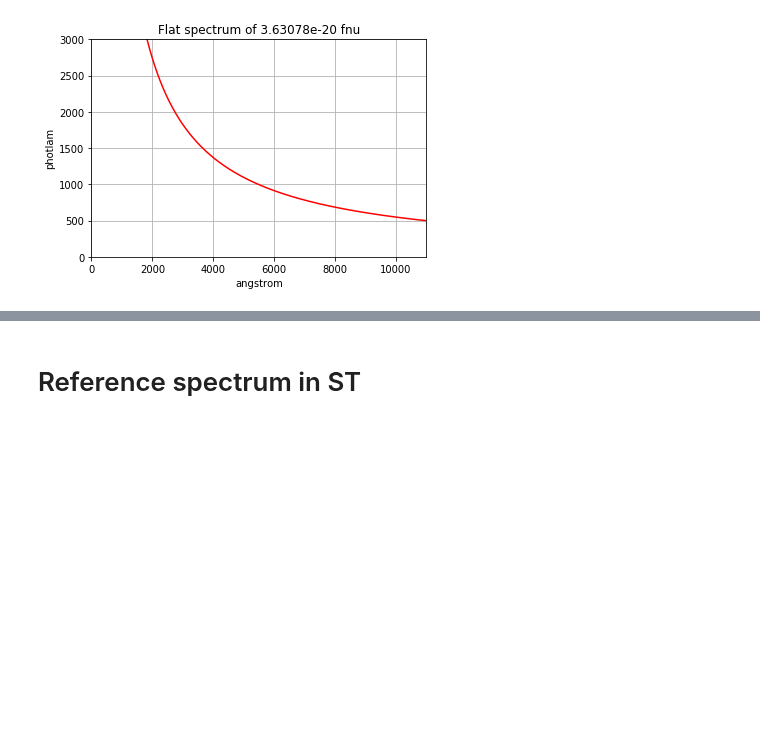
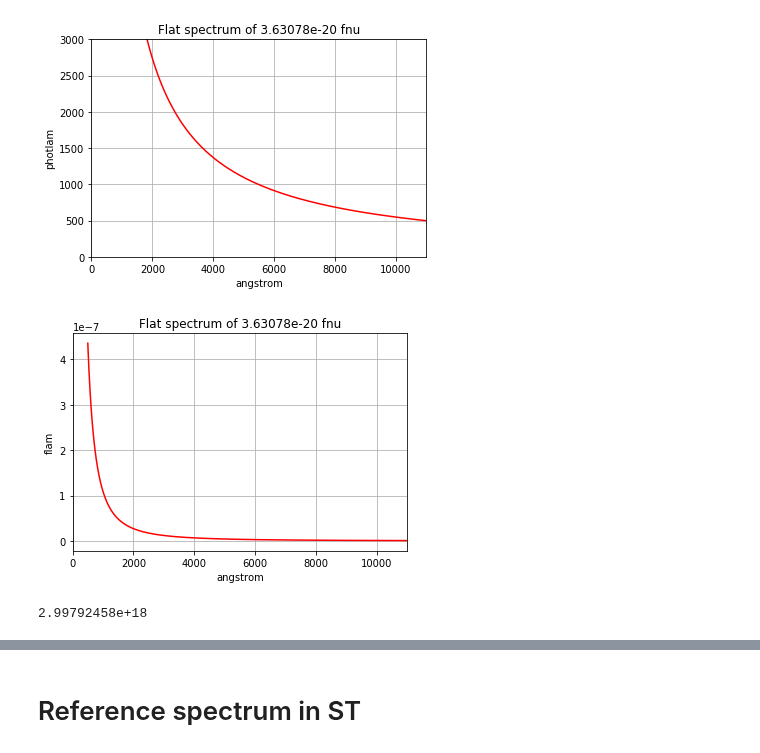
Before and after one commit to sylvielsstfr/PC5AtmStudies, a Jupyter notebook: SNLS/CalibrationSpectra.ipynb, the cells around one changed output, grey strips where cells are left out. Drawn from its saved outputs; the diff is of its cells as text; code cells hidden in the pictures; blank space fills up the shorter version.

```diff
--- a/SNLS/CalibrationSpectra.ipynb
+++ b/SNLS/CalibrationSpectra.ipynb
@@ -129,0 +136,10 @@ plt.grid()
+# %%
+plt.plot(calib_source.wave,calib_source.flux,'r-')
+plt.xlabel(calib_source.waveunits)
+plt.ylabel(calib_source.fluxunits)
+plt.title(calib_source.name)
+#plt.ylim(0,3000.)
+plt.xlim(0.,11000.)
+plt.grid()
+# %% [output]
+[figure, added]
@@ -129,0 +150,4 @@ plt.grid()
+# %%
+S.units.C
+# %% [output]
+2.99792458e+18
```
Also changed, not shown: parts of 9 cells of this notebook, 7 other files.
